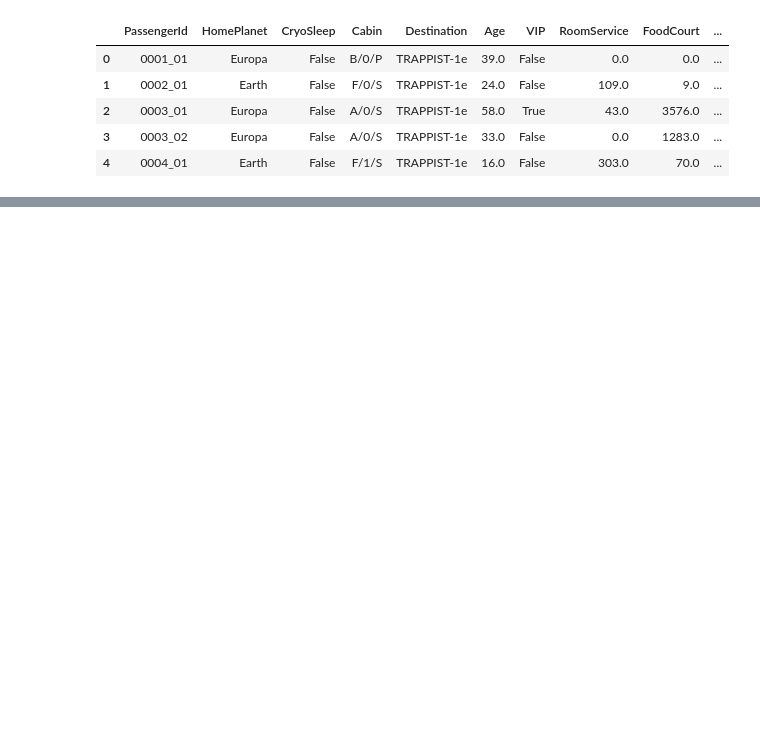
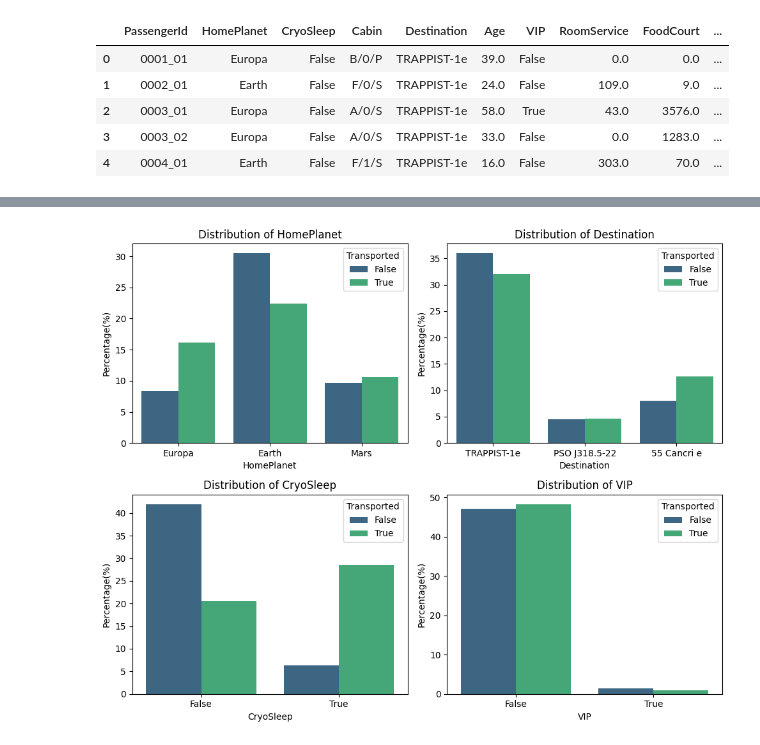
Before and after one commit to yureiime/spaceship-titanic, a Jupyter notebook: eda.ipynb, the cells around one changed output, grey strips where cells are left out. Drawn from its saved outputs; the diff is of its cells as text; code cells hidden in the pictures; blank space fills up the shorter version.

```diff
--- a/eda.ipynb
+++ b/eda.ipynb
@@ -10,2 +11,19 @@ import warnings
+# %%
+import os
+import json
+from kaggle.api.kaggle_api_extended import KaggleApi
+
+with open(os.path.expanduser("~/.kaggle/kaggle.json"), "r") as f:
+    kaggle_credentials = json.load(f)
+
+os.environ['KAGGLE_USERNAME'] = kaggle_credentials['username']
+os.environ['KAGGLE_KEY'] = kaggle_credentials['key']
+
+
+api = KaggleApi()
+api.authenticate()
+
+competition = 'spaceship-titanic'
+api.competition_download_files(competition, path='data/')
 # %%
 train = pd.read_csv("data/train.csv")
@@ -143,0 +163,15 @@ However, there is some intuition behind certain columns having missing values. I
+# %%
+categorical_features = ['HomePlanet', 'Destination', 'CryoSleep', 'VIP']
+
+fig, axes = plt.subplots(2, 2, figsize=(10, 8))
+for i, feature in enumerate(categorical_features):
+    ax = axes[i//2, i%2]
+    sns.countplot(data=train, x=feature, palette='viridis', ax=ax, stat='percent', hue='Transported')
+    ax.set_title(f'Distribution of {feature}')
+    ax.set_xlabel(feature)
+    ax.set_ylabel('Percentage(%)')
+
+plt.tight_layout()
+plt.show()
+# %% [output]
+[figure, added]
```
Also changed, not shown: parts of 36 cells of this notebook, 3 other files.
